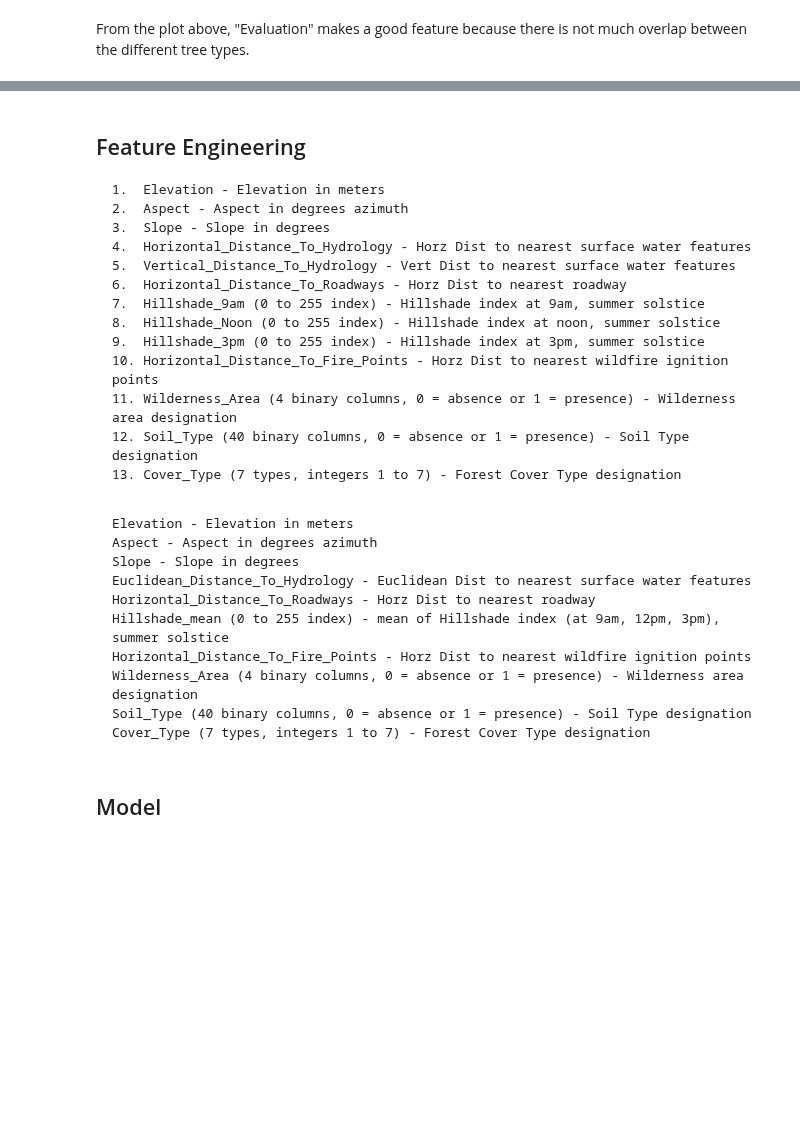
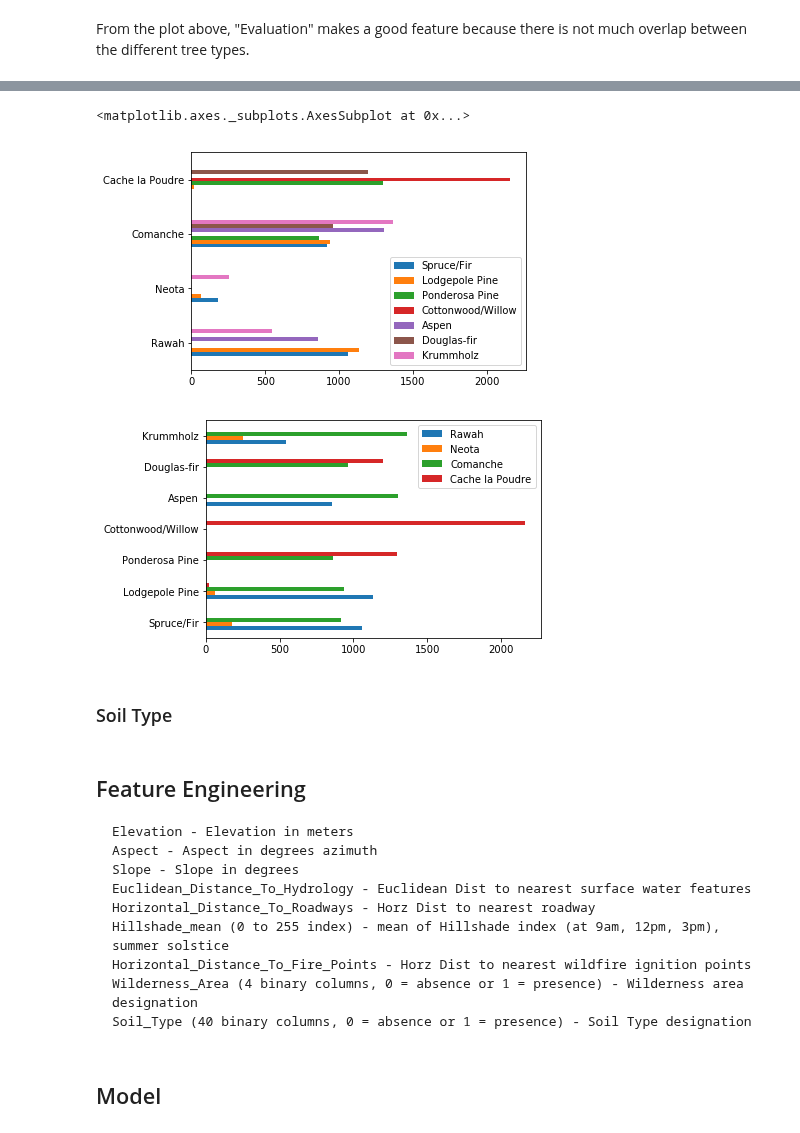
Before and after one commit to tiffapedia/w207-final, a Jupyter notebook: DivyaGorantla_RamIyer_TiffanyJaya_SteveSanders.ipynb, the cells around one changed output, grey strips where cells are left out. Drawn from its saved outputs; the diff is of its cells as text; code cells hidden in the pictures; blank space fills up the shorter version.

Commit message:
define feature labels

````diff
--- a/DivyaGorantla_RamIyer_TiffanyJaya_SteveSanders.ipynb
+++ b/DivyaGorantla_RamIyer_TiffanyJaya_SteveSanders.ipynb
@@ -164,7 +164,7 @@ sample = get_data(SAMPLE_SUBMISSION_FILENAME, unzip=True)
 train_labels = train['Cover_Type']
 cover_types = sorted(pd.unique(train['Cover_Type']))
 cover_labels = ['Spruce/Fir', 'Lodgepole Pine', 'Ponderosa Pine', 'Cottonwood/Willow', 'Aspen', 'Douglas-fir', 'Krummholz']
-wilderness_labels = ['Rawah Wilderness Area', 'Neota Wilderness Area', 'Comanche Peak Wilderness Area', 'Cache la Poudre Wilderness Area']
+wilderness_labels = ['Rawah', 'Neota', 'Comanche', 'Cache la Poudre']
 # %% [markdown]
 ## EDA
 # %%
@@ -362,5 +355,4 @@ freq_ct_wilderness_2 = pd.crosstab(train['Wilderness_Area2'], train['Cover_Type'
 freq_ct_wilderness_3 = pd.crosstab(train['Wilderness_Area3'], train['Cover_Type']).iloc[1].tolist()
 freq_ct_wilderness_4 = pd.crosstab(train['Wilderness_Area4'], train['Cover_Type']).iloc[1].tolist()
 freq_ct_wilderness = pd.DataFrame([freq_ct_wilderness_1, freq_ct_wilderness_2, freq_ct_wilderness_3, freq_ct_wilderness_4],
-                                  columns=cover_labels)
-freq_ct_wilderness.plot(kind='barh', stacked=False)
+                                  columns=cover_labels, index=wilderness_labels)
@@ -444,34 +367,26 @@ plt.show()
+# %%
+freq_ct_wilderness.plot(kind='barh', stacked=False)
+freq_ct_wilderness.T.plot(kind='barh', stacked=False)
+# %% [output]
+<matplotlib.axes._subplots.AxesSubplot at 0x...>
+[figure, added]
+[figure, added]
+# %% [markdown]
+### Soil Type
 # %% [markdown]
 ## Feature Engineering
 
 ```
-1.  Elevation - Elevation in meters
-2.  Aspect - Aspect in degrees azimuth
-3.  Slope - Slope in degrees
-4.  Horizontal_Distance_To_Hydrology - Horz Dist to nearest surface water features
-5.  Vertical_Distance_To_Hydrology - Vert Dist to nearest surface water features
-6.  Horizontal_Distance_To_Roadways - Horz Dist to nearest roadway
-7.  Hillshade_9am (0 to 255 index) - Hillshade index at 9am, summer solstice
-8.  Hillshade_Noon (0 to 255 index) - Hillshade index at noon, summer solstice
-9.  Hillshade_3pm (0 to 255 index) - Hillshade index at 3pm, summer solstice
-10. Horizontal_Distance_To_Fire_Points - Horz Dist to nearest wildfire ignition points
-11. Wilderness_Area (4 binary columns, 0 = absence or 1 = presence) - Wilderness area designation
-12. Soil_Type (40 binary columns, 0 = absence or 1 = presence) - Soil Type designation
-13. Cover_Type (7 types, integers 1 to 7) - Forest Cover Type designation
+Elevation - Elevation in meters
+Aspect - Aspect in degrees azimuth
+Slope - Slope in degrees
+Euclidean_Distance_To_Hydrology - Euclidean Dist to nearest surface water features
+Horizontal_Distance_To_Roadways - Horz Dist to nearest roadway
+Hillshade_mean (0 to 255 index) - mean of Hillshade index (at 9am, 12pm, 3pm), summer solstice
+Horizontal_Distance_To_Fire_Points - Horz Dist to nearest wildfire ignition points
+Wilderness_Area (4 binary columns, 0 = absence or 1 = presence) - Wilderness area designation
+Soil_Type (40 binary columns, 0 = absence or 1 = presence) - Soil Type designation
 ```
-# %% [markdown]
-```
-Elevation - Elevation in meters
-Aspect - Aspect in degrees azimuth
-Slope - Slope in degrees
-Euclidean_Distance_To_Hydrology - Euclidean Dist to nearest surface water features
-Horizontal_Distance_To_Roadways - Horz Dist to nearest roadway
-Hillshade_mean (0 to 255 index) - mean of Hillshade index (at 9am, 12pm, 3pm), summer solstice
-Horizontal_Distance_To_Fire_Points - Horz Dist to nearest wildfire ignition points
-Wilderness_Area (4 binary columns, 0 = absence or 1 = presence) - Wilderness area designation
-Soil_Type (40 binary columns, 0 = absence or 1 = presence) - Soil Type designation
-Cover_Type (7 types, integers 1 to 7) - Forest Cover Type designation
-```
 # %% [markdown]
 ## Model
 # %% [markdown]
````
Also changed, not shown: parts of 12 cells of this notebook.
